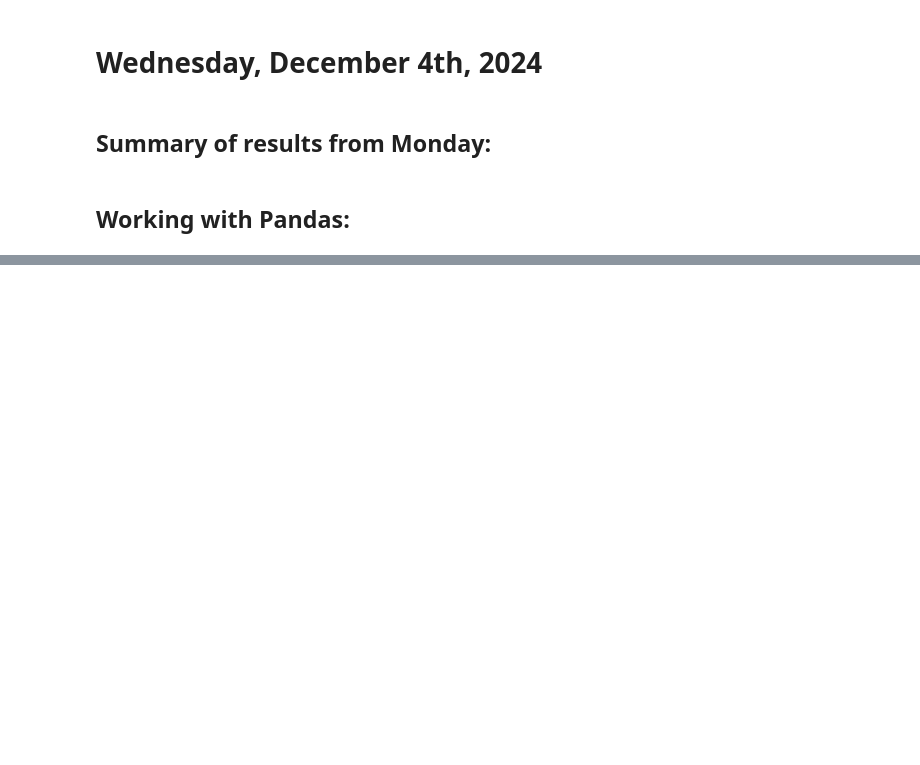
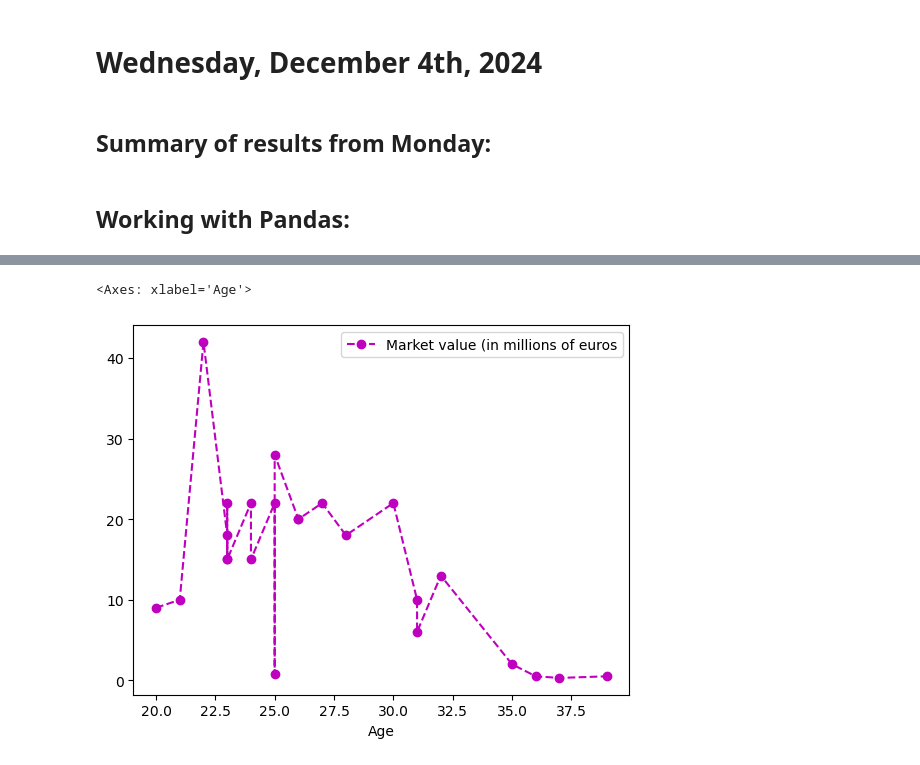
Before and after one commit to jllottes/jllottes.github.io, a Jupyter notebook: _static/weekly_notebooks/week15_notebook.ipynb, the cells around one changed output, grey strips where cells are left out. Saved outputs shown, nothing was run; the diff lists cells and outputs as text; code cells hidden in the pictures; blank space fills up the shorter version.

```diff
--- a/_static/weekly_notebooks/week15_notebook.ipynb
+++ b/_static/weekly_notebooks/week15_notebook.ipynb
@@ -509,0 +692,2 @@ player_df
+# %%
+player_df['Height (in feet)'] = player_df['Height (in meters)'].apply(convert_meters_to_feet)
@@ -509,0 +760,3 @@ player_df
+# %%
+for column in ['Birthdate', 'Date signed', 'Contract expiration']:
+    player_df[column] = pd.to_datetime(player_df[column])
@@ -509,0 +804,15 @@ player_df
+# %%
+def convert_market_value_to_float_in_mil(market_value_str):
+    suffix = market_value_str[-1]
+    float_str = market_value_str[1:-1]
+
+    market_value_float = float(float_str)
+
+    if suffix == 'k':
+        market_value_float /= 1000
+
+    return market_value_float
+# %%
+player_df['Market value'] = player_df['Market value'].apply(convert_market_value_to_float_in_mil)
+
+player_df.rename({'Market value':'Market value (in millions of euros'}, axis=1, inplace=True)
@@ -509,0 +859,7 @@ player_df
+# %%
+player_df.sort_values('Age',inplace=True)
+
+player_df.plot('Age','Market value (in millions of euros', color='m', linestyle='--', marker='o')
+# %% [output]
+<Axes: xlabel='Age'>
+[figure, added]
```
Also changed, not shown: parts of 37 cells of this notebook, 2 other files.
